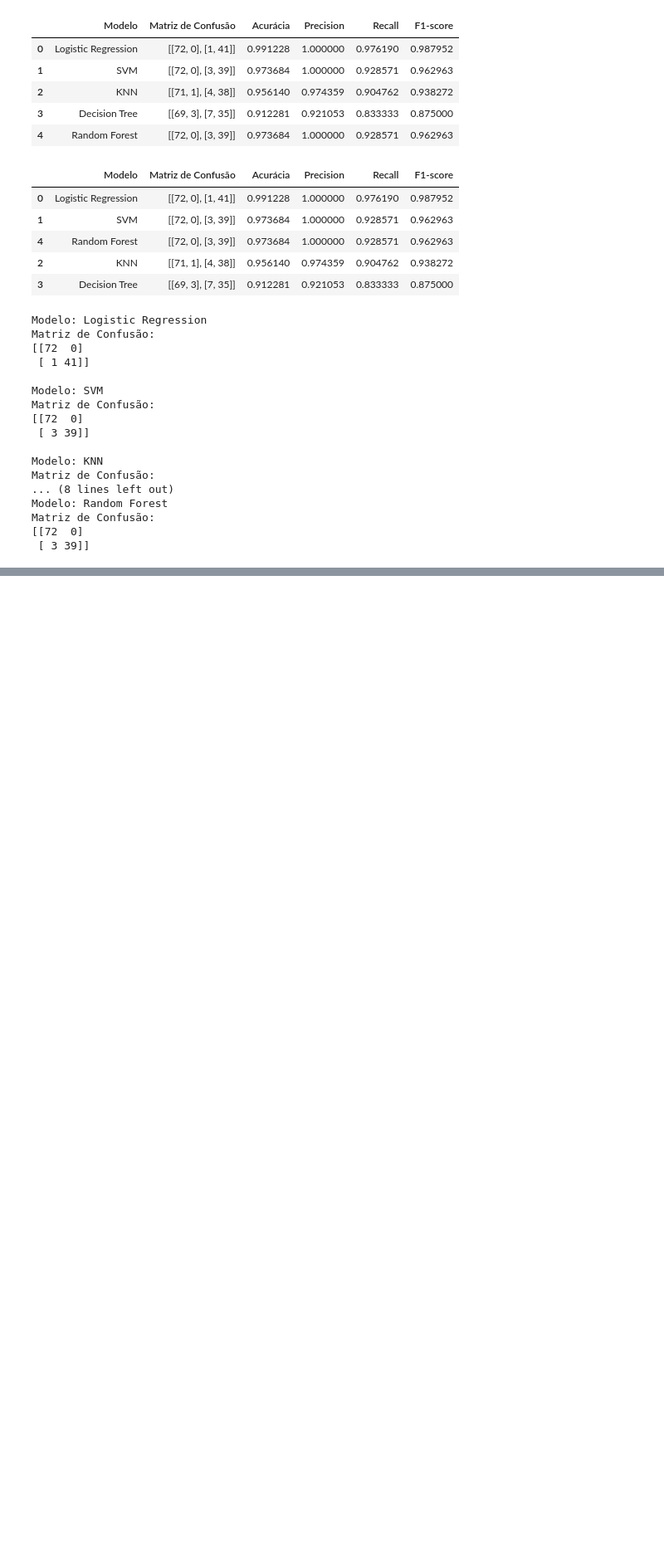
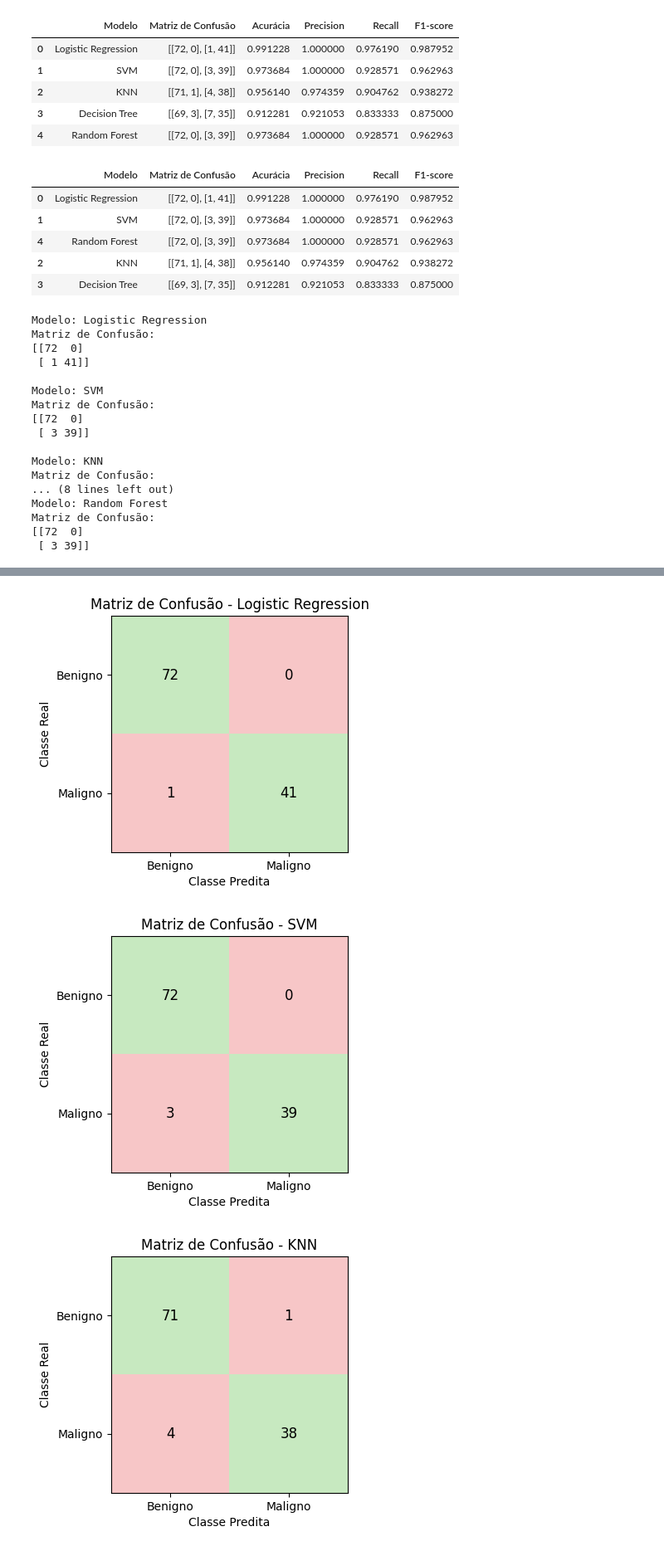
Before and after one commit to mariaclaraps/projeto-ciencia-dos-dados, a Jupyter notebook: notebooks/cancer_classificacao.ipynb, the cells around one changed output, grey strips where cells are left out. Shown at 83% size. Cells and saved outputs as stored; diff of their text form; code cells hidden in the pictures; blank space fills up the shorter version.

```diff
--- a/notebooks/cancer_classificacao.ipynb
+++ b/notebooks/cancer_classificacao.ipynb
@@ -431,0 +465,10 @@ dtype: float64
+# %%
+for r in resultados:
+    plot_confusion_matrix(
+        r["Matriz de Confusão"],
+        r["Modelo"]
+    )
+# %% [output]
+[figure, added]
+[figure, added]
+[figure, added]
```
Also changed, not shown: parts of 11 cells of this notebook.
